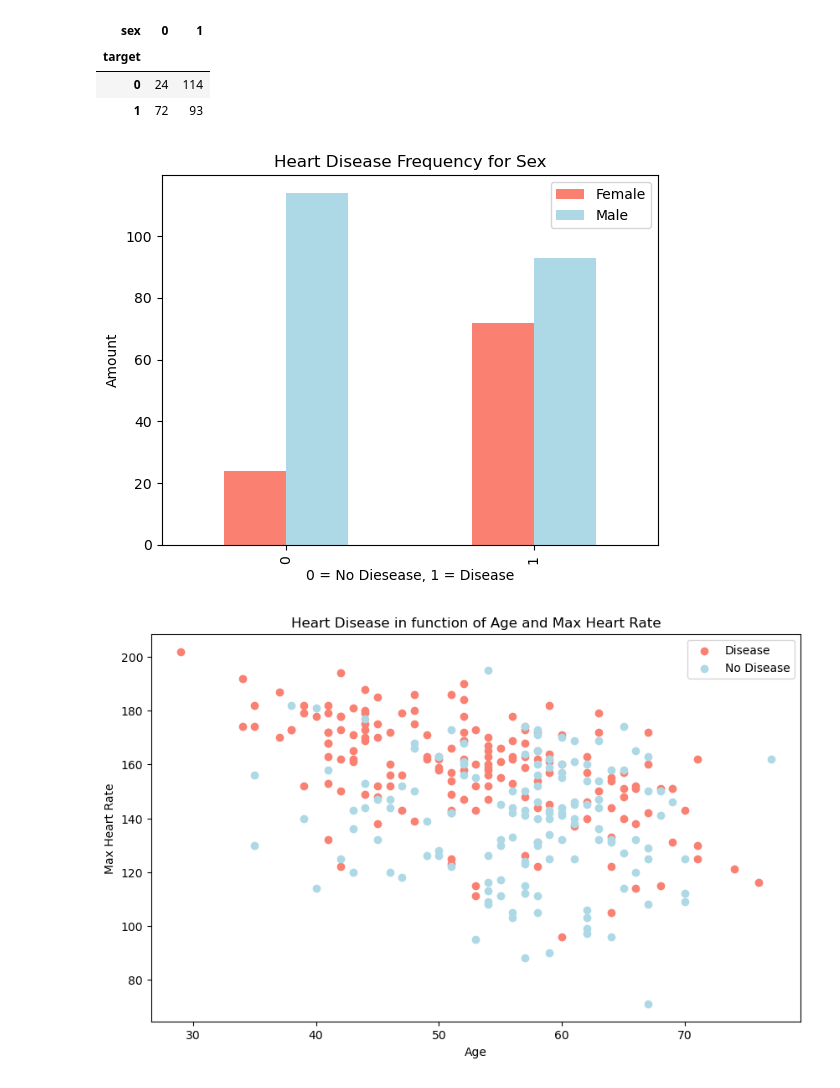
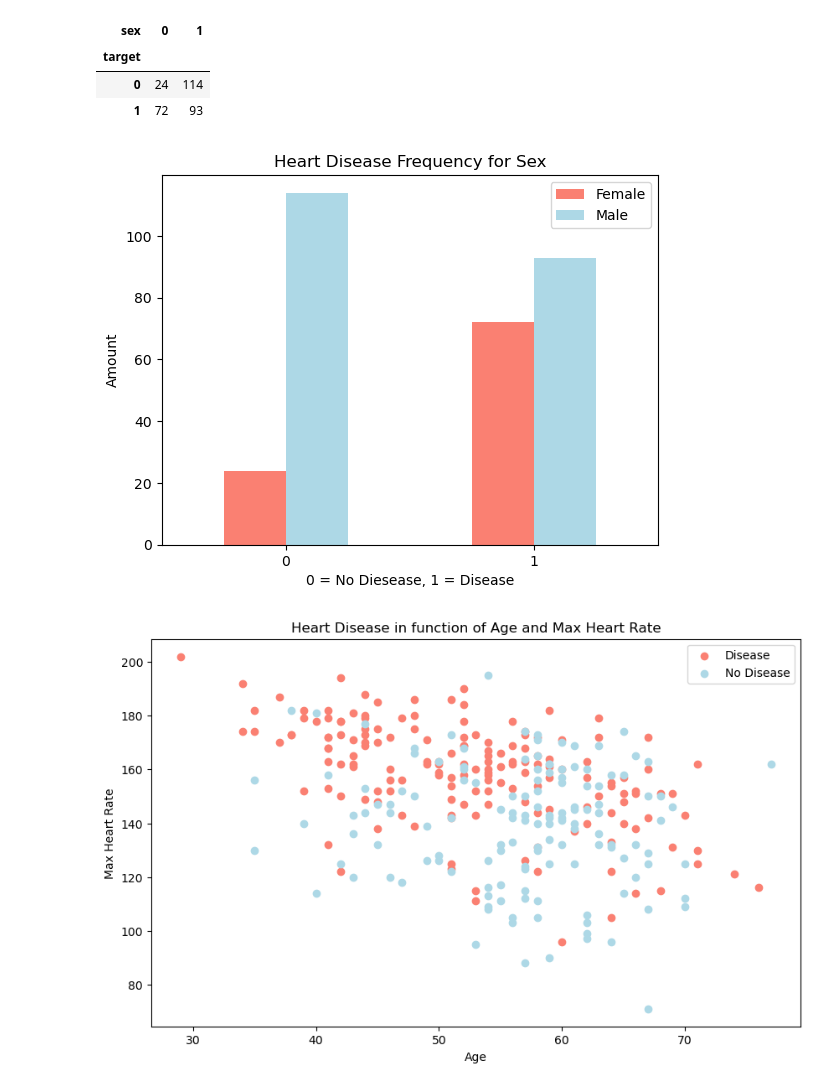
Before and after one commit to Saumyakhushlani/Heart-disease-Prediction-Model, a Jupyter notebook: end-to-end-heart-disease-classification.ipynb, the cells around one changed output. Drawn from its saved outputs; the diff is of its cells as text; code cells hidden in the pictures.

```diff
--- a/end-to-end-heart-disease-classification.ipynb
+++ b/end-to-end-heart-disease-classification.ipynb
@@ -231,12 +231,13 @@ pd.crosstab(df.target, df.sex)
 # %%
 pd.crosstab(df.target, df.sex).plot(kind="bar", color=["salmon", "lightblue"])
 plt.title("Heart Disease Frequency for Sex")
 plt.xlabel("0 = No Diesease, 1 = Disease")
 plt.ylabel("Amount")
 plt.legend(["Female", "Male"]);
+plt.xticks(rotation=0)
 plt.show()
 # %% [output]
-[figure, old version]
+[figure, new version]
 # %%
 # Create another figure
 plt.figure(figsize=(10, 6))
```
Also changed, not shown: parts of 11 cells of this notebook.
